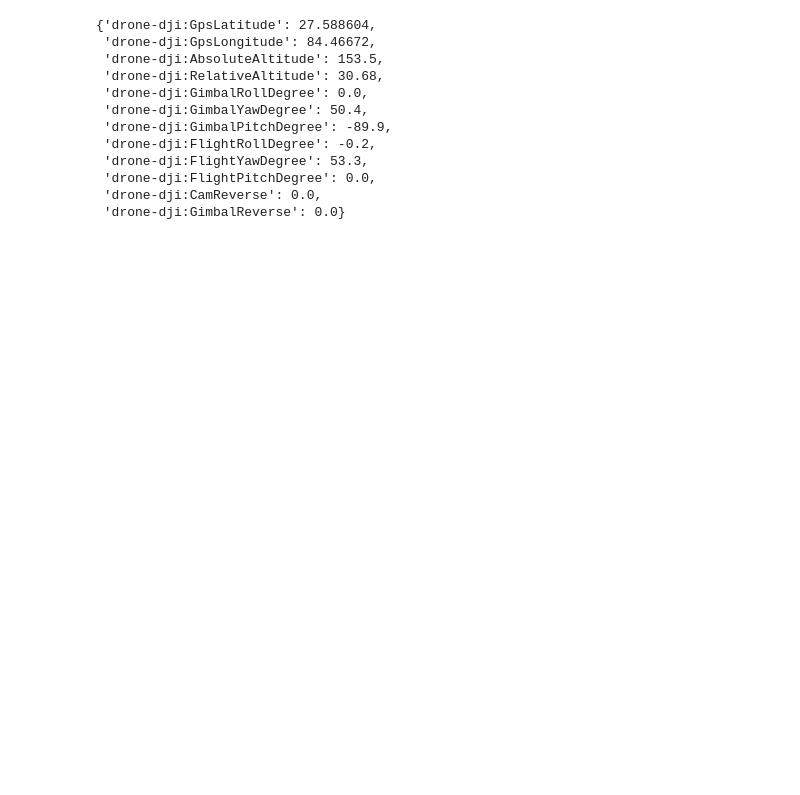
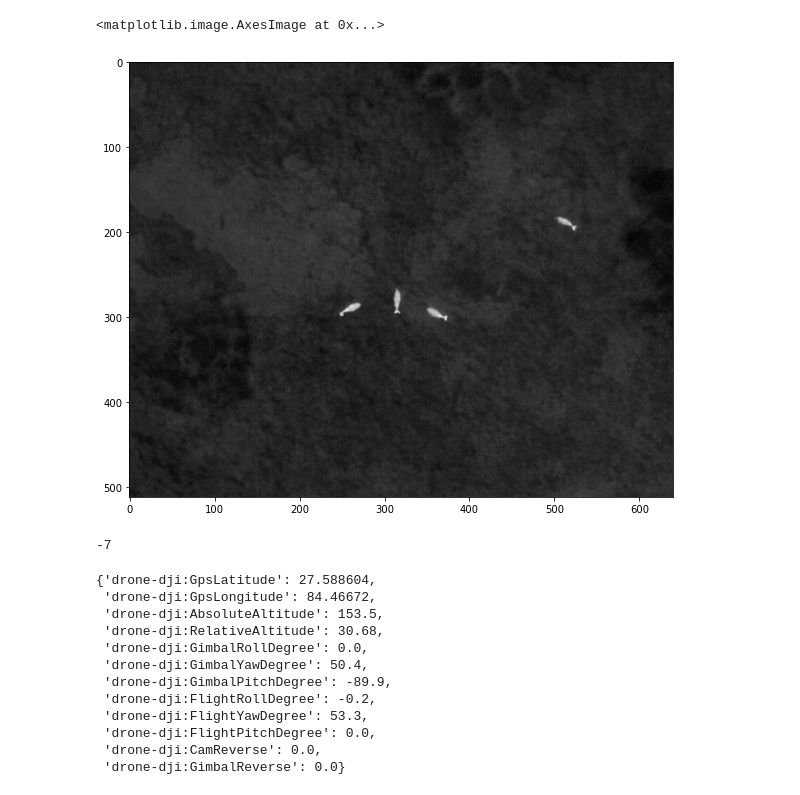
Before and after one commit to lyuhaitao/dji_thermal_sdk, a Jupyter notebook: 01_utility.ipynb, the cells around one changed output. Cells and saved outputs as stored; diff of their text form; code cells hidden in the pictures; blank space fills up the shorter version.

```diff
--- a/01_utility.ipynb
+++ b/01_utility.ipynb
@@ -136,3 +184,18 @@ plt.imshow(img)
+# %%
+#| hide
+src = r"dataset\Deer_Goats_Unsure.jpg"
+des = r"dataset\0.jpg"
+img = rjpeg_to_heatmap(src,dtype='float32')
+fig = plt.figure(figsize=(10,8))
+plt.imshow(img, cmap='gray')
+# %% [output]
+<matplotlib.image.AxesImage at 0x...>
+[figure, added]
+# %%
+#| hide
+getJPEGHandle(r"dataset\cat.jpg")
+# %% [output]
+-7
 # %%
 #| hide
 rd = r"dataset\Deer_Goats_Unsure.jpg"
```
Also changed, not shown: parts of 3 cells of this notebook.
